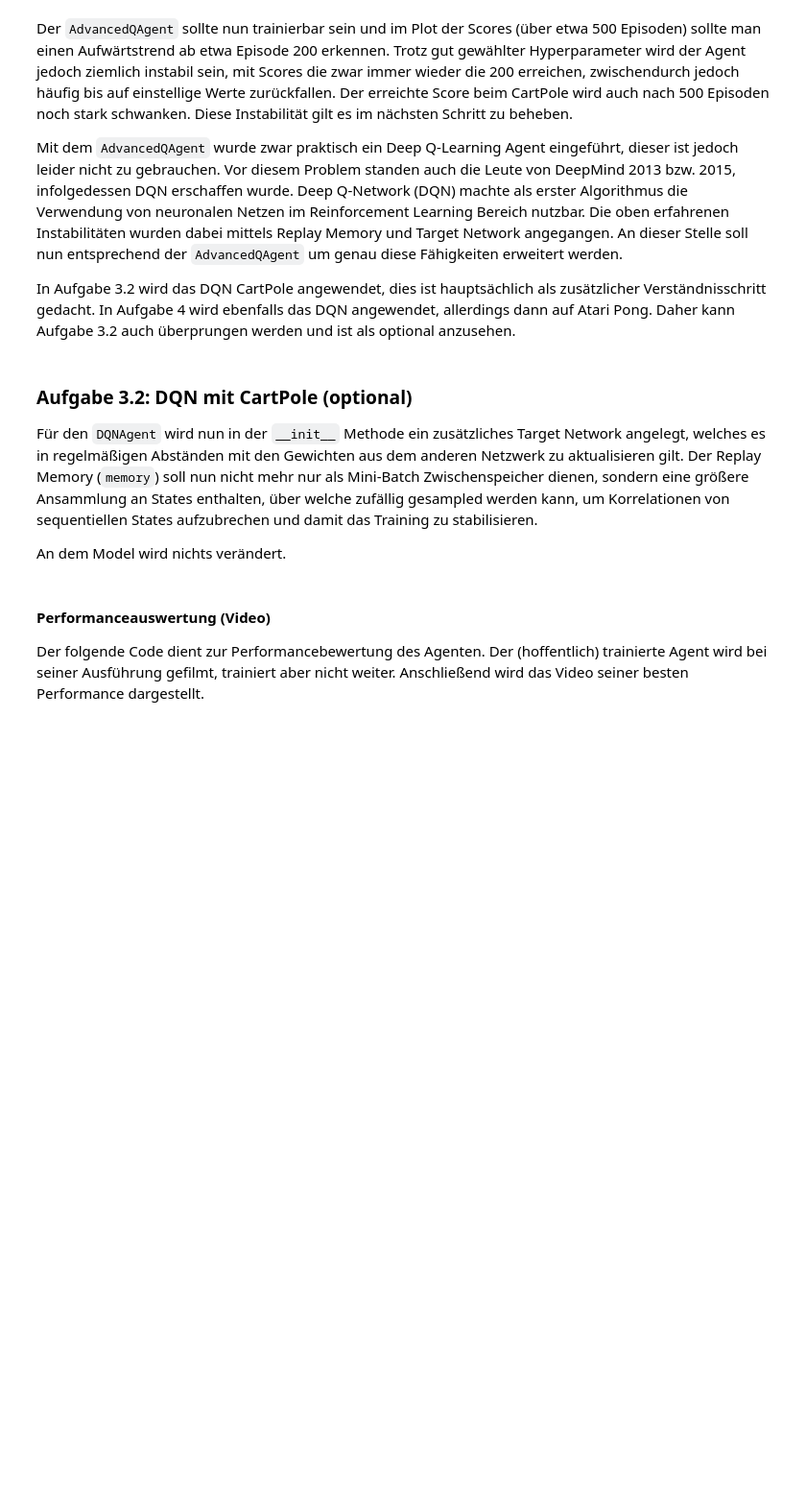
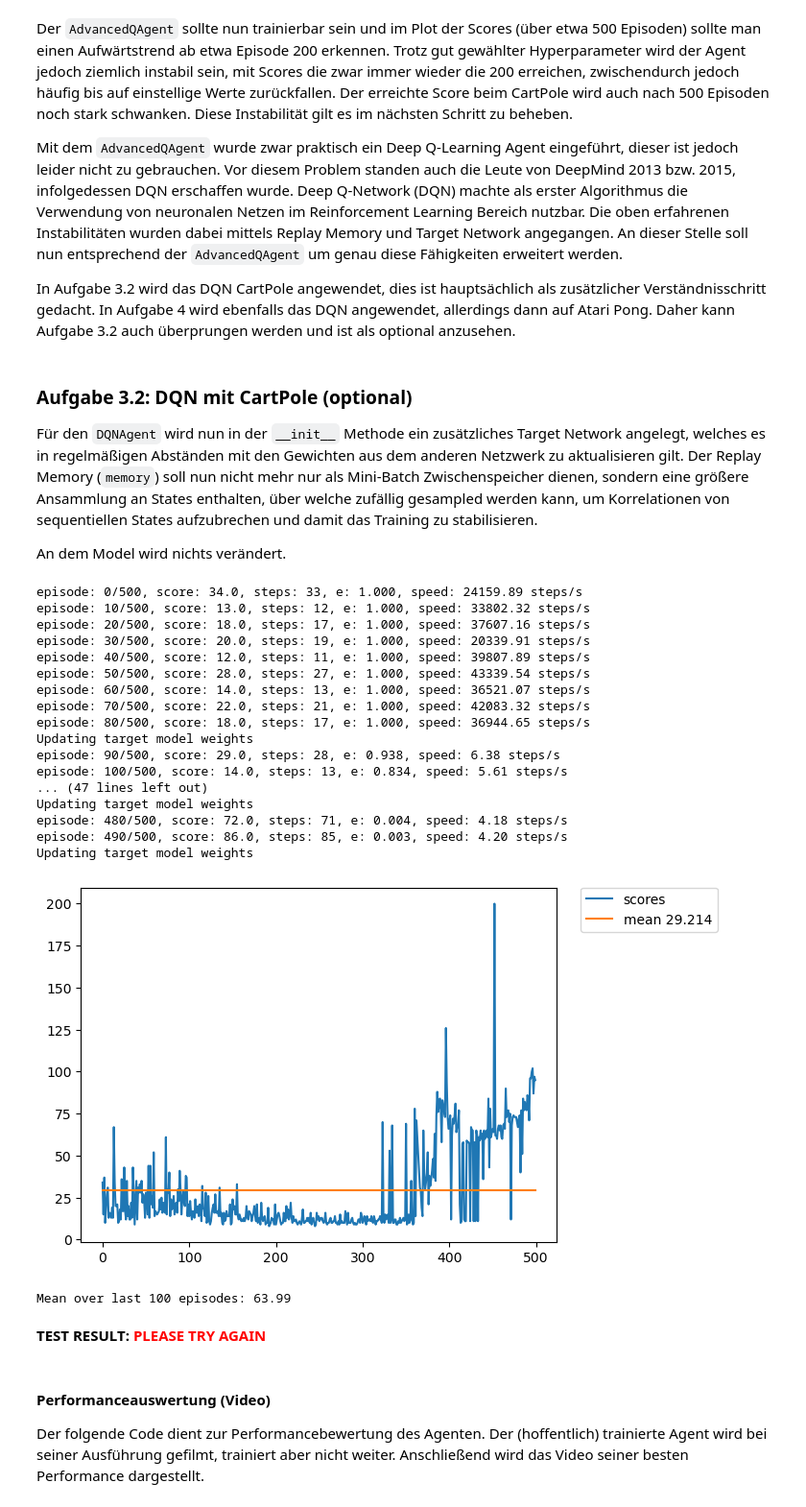
Before and after one commit to CronJorian/ai-lab, a Jupyter notebook: rl/3_cart_pole_dqn.ipynb, the cells around one changed output. Shown at 96% size. Drawn from its saved outputs; the diff is of its cells as text; code cells hidden in the pictures; blank space fills up the shorter version.

```diff
--- a/rl/3_cart_pole_dqn.ipynb
+++ b/rl/3_cart_pole_dqn.ipynb
@@ -355,14 +354,14 @@ class DQNAgent(AbstractAgent):
         self.epsilon_min = epsilon_min # minimal epsilon: x% of the time take random action
         self.epsilon_decay = epsilon_decay # decay epsilon over time to shift from exploration to exploitation
 
+        self.step = 0 # number of steps played
+
         # Remembered states and rewards which are used for learning in mini-batch volumes
         self.memory = deque(maxlen=memory_size)
 
         self.model = model
         self.target_model = target_model
         self.batch_size = batch_size # can be any multiple of 32 (smaller mini-batch size usually leads to higher accuracy)
-
-        self.step = 0 # number of steps played
 
         self.start_replay_step = start_replay_step # After how many played steps the experience replay should start
         self.target_model_update_interval = target_model_update_interval # After how many steps should the weights of the target model be updated
@@ -380,7 +379,7 @@ class DQNAgent(AbstractAgent):
             None
         """
         # TODO: Get a random mini-batch from memory and create numpy arrays for each part of this experience
-        states, actions, next_states, rewards, dones = np.array([]), np.array([]), np.array([]), np.array([]), np.array([])
+        states, actions, next_states, rewards, dones = [np.array(memory) for memory in zip(*random.sample(self.memory, self.batch_size))]
 
         # The following assert statements are intended to support further implementation,
         # but can also be removed/adjusted if necessary.
@@ -395,27 +394,26 @@ class DQNAgent(AbstractAgent):
         assert dones.shape == (self.batch_size,), f"Dones shape should be: {(self.batch_size,)}"
 
         # TODO: Predict the Q values of the next states. Passing ones as the action mask
-        next_q_values = None
+        next_q_values = self.target_model.predict([next_states, self.action_mask_batch], verbose=0)
 
         # TODO: Set the Q values of terminal states to 0 (by definition)
-
         # TODO: Calculate the Q values, remember the Q values of each non-terminal state is the reward + gamma * the max next state Q value
         # Depending on the implementation, the axis must be specified to get the max Q value for EACH batch element!
-        q_values = None
+        q_values = [0 if dones[index] else reward + self.gamma * np.max(next_q_values[index]) for index, reward in enumerate(rewards)]
 
         # TODO: Create a one hot encoding of the actions (the selected action is 1 all others 0)
-        one_hot_actions = None
+        one_hot_actions = to_categorical(actions, num_classes=self.action_size)
 
         # TODO: Create the target Q values based on the one hot encoding of the actions and the calculated Q values
-        target_q_values = None
+        target_q_values = np.array(q_values)[np.newaxis].T * one_hot_actions
 
         # TODO: Fit the model with the right x and y values
-        #self.model.fit(
-        #    x=None,  # states and mask
-        #    y=None,  # target Q values
-        #    batch_size=self.batch_size,
-        #    verbose=0
-        #)
+        self.model.fit(
+           x=[states, one_hot_actions],  # states and mask
+           y=target_q_values,  # target Q values
+           batch_size=self.batch_size,
+           verbose=0
+        )
 
     def act(self, state: np.ndarray) -> int:
         """Selects the action to be executed based on the given state.
@@ -435,10 +433,10 @@ class DQNAgent(AbstractAgent):
         """
         if np.random.rand() <= self.epsilon:
             # TODO: Return random valid action
-            action = 0
+            action = env.action_space.sample()
         else:
             # TODO: Use the model to get the Q values for the state and determine the action based on the max Q value
-            action = 1
+            action = np.argmax(self.target_model.predict([np.array([state]), self.action_mask], verbose=0))
         return action
 
     def train(self, experience: Tuple[np.ndarray, int, np.ndarray, float, bool]) -> None:
@@ -457,36 +455,66 @@ class DQNAgent(AbstractAgent):
         #  - Update weights of the target model (syn of the two models)
         #  - Execute replay
 
+        if self.step >= self.start_replay_step:
+            if self.epsilon > self.epsilon_min:
+                self.epsilon *= (1 - self.epsilon_decay)
+            if self.step % self.target_model_update_interval == 0:
+                print("Updating target model weights")
+                self.target_model.set_weights(self.model.get_weights())
+            self._replay()
+
         self.step += 1
 # %%
 action_size = env.action_space.n
 state_size = env.observation_space.shape[0]
 
 # Hyperparams (should be sufficient)
 gamma = 1.0
 epsilon = 1.0
 epsilon_min = 0.001
 epsilon_decay = 0.0005
-alpha = 0.001
+alpha = 0.01
 batch_size = 32
 memory_size = 50000
 start_replay_step = 2000
 target_model_update_interval = 1000
 
 model = build_model(state_size=state_size, action_size=action_size, alpha=alpha)
 target_model = build_model(state_size=state_size, action_size=action_size, alpha=alpha)
 
 agent = DQNAgent(action_size=action_size, state_size=state_size, model=model, target_model=target_model, batch_size=batch_size,
                  gamma=gamma, epsilon=epsilon, epsilon_decay=epsilon_decay, epsilon_min=epsilon_min,
                  start_replay_step=start_replay_step, target_model_update_interval=target_model_update_interval)
 
 statistics = interact_with_environment(env, agent, n_episodes=500, verbose=True)
 env.close()
 plot_statistics(statistics)
+# %% [output]
+episode: 0/500, score: 34.0, steps: 33, e: 1.000, speed: 24159.89 steps/s
+episode: 10/500, score: 13.0, steps: 12, e: 1.000, speed: 33802.32 steps/s
+episode: 20/500, score: 18.0, steps: 17, e: 1.000, speed: 37607.16 steps/s
+episode: 30/500, score: 20.0, steps: 19, e: 1.000, speed: 20339.91 steps/s
+episode: 40/500, score: 12.0, steps: 11, e: 1.000, speed: 39807.89 steps/s
+episode: 50/500, score: 28.0, steps: 27, e: 1.000, speed: 43339.54 steps/s
+episode: 60/500, score: 14.0, steps: 13, e: 1.000, speed: 36521.07 steps/s
+episode: 70/500, score: 22.0, steps: 21, e: 1.000, speed: 42083.32 steps/s
+episode: 80/500, score: 18.0, steps: 17, e: 1.000, speed: 36944.65 steps/s
+Updating target model weights
+episode: 90/500, score: 29.0, steps: 28, e: 0.938, speed: 6.38 steps/s
+episode: 100/500, score: 14.0, steps: 13, e: 0.834, speed: 5.61 steps/s
+... (47 lines left out)
+Updating target model weights
+episode: 480/500, score: 72.0, steps: 71, e: 0.004, speed: 4.18 steps/s
+episode: 490/500, score: 86.0, steps: 85, e: 0.003, speed: 4.20 steps/s
+Updating target model weights
+[figure, added]
 # %%
 assert len(statistics) >= 100, 'Please run at least 100 episodes for validating result'
 print('Mean over last 100 episodes: {}'.format(np.mean(list(map(itemgetter('score'), statistics[-100:])))))
 check_test.run_check('mean_score_check', statistics)
+# %% [output]
+Mean over last 100 episodes: 63.99
+**TEST RESULT: <span style="color: red;">PLEASE TRY AGAIN</span>**
 # %% [markdown]
 #### Performanceauswertung (Video)
 
```
Also changed, not shown: parts of 2 cells of this notebook.
